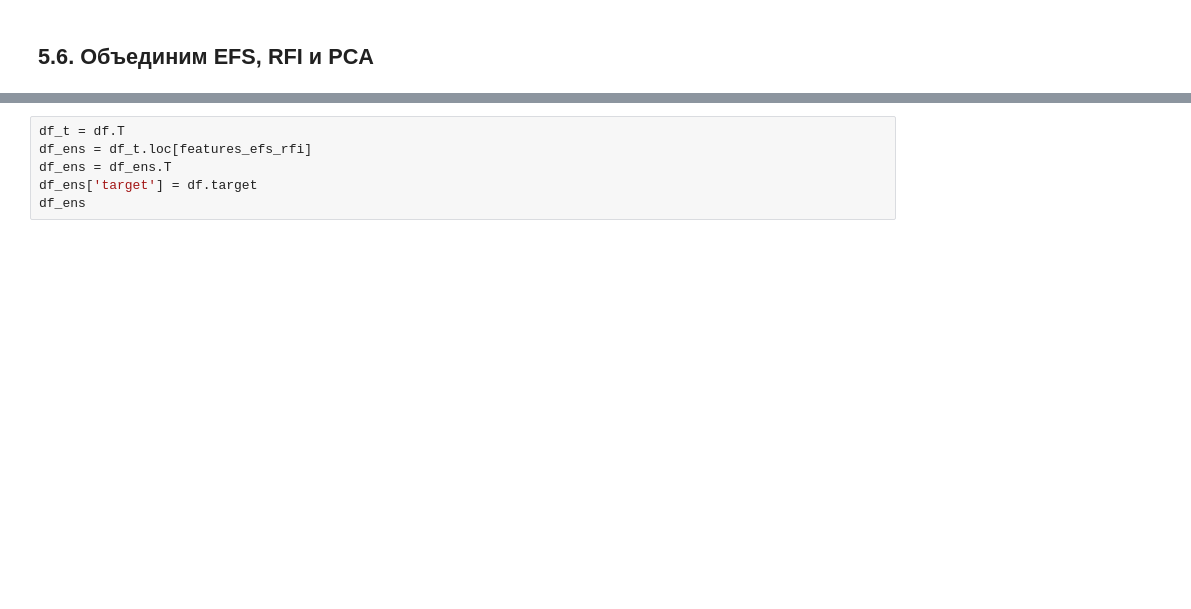
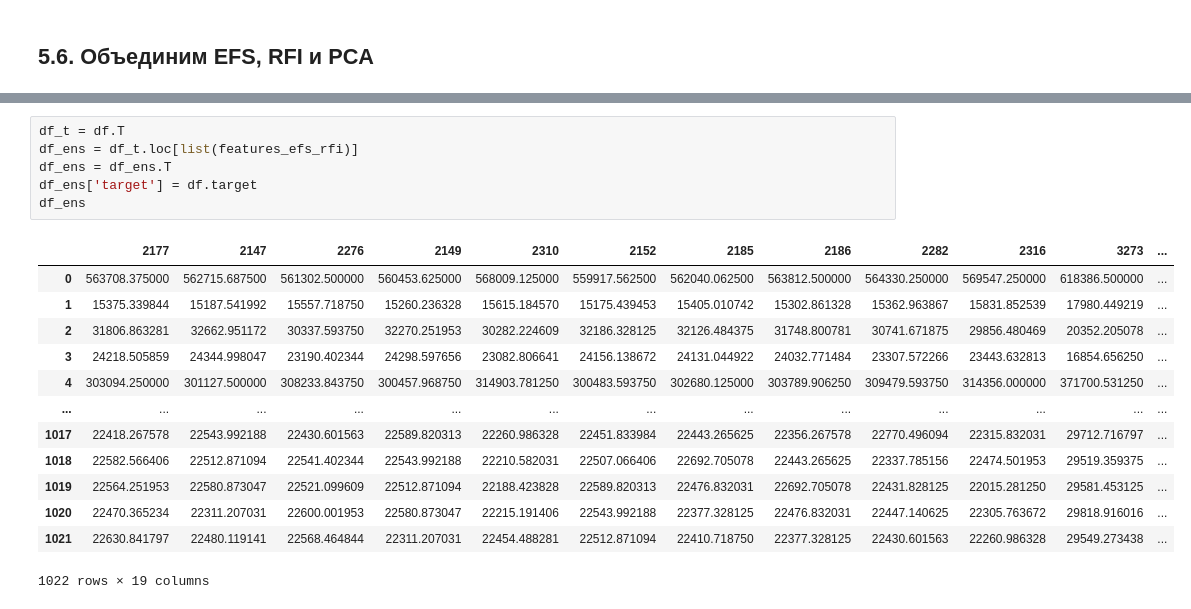
Before and after one commit to kondratiev-du/sf_data_science, a Jupyter notebook: education_folder/final/final_project.ipynb, the cells around one changed output, grey strips where cells are left out. Drawn from its saved outputs; the diff is of its cells as text; blank space fills up the shorter version.

```diff
--- a/education_folder/final/final_project.ipynb
+++ b/education_folder/final/final_project.ipynb
@@ -1410,9 +2310,23 @@ features_efs_rfi
 # %%
 df_t = df.T
-df_ens = df_t.loc[features_efs_rfi]
+df_ens = df_t.loc[list(features_efs_rfi)]
 df_ens = df_ens.T
 df_ens['target'] = df.target
 df_ens
+# %% [output]
+|  | 2177 | 2147 | 2276 | 2149 | 2310 | 2152 | 2185 | 2186 | 2282 | 2316 | 3273 | ... |
+| 0 | 563708.375000 | 562715.687500 | 561302.500000 | 560453.625000 | 568009.125000 | 559917.562500 | 562040.062500 | 563812.500000 | 564330.250000 | 569547.250000 | 618386.500000 | ... |
+| 1 | 15375.339844 | 15187.541992 | 15557.718750 | 15260.236328 | 15615.184570 | 15175.439453 | 15405.010742 | 15302.861328 | 15362.963867 | 15831.852539 | 17980.449219 | ... |
+| 2 | 31806.863281 | 32662.951172 | 30337.593750 | 32270.251953 | 30282.224609 | 32186.328125 | 32126.484375 | 31748.800781 | 30741.671875 | 29856.480469 | 20352.205078 | ... |
+| 3 | 24218.505859 | 24344.998047 | 23190.402344 | 24298.597656 | 23082.806641 | 24156.138672 | 24131.044922 | 24032.771484 | 23307.572266 | 23443.632813 | 16854.656250 | ... |
+| 4 | 303094.250000 | 301127.500000 | 308233.843750 | 300457.968750 | 314903.781250 | 300483.593750 | 302680.125000 | 303789.906250 | 309479.593750 | 314356.000000 | 371700.531250 | ... |
+| ... | ... | ... | ... | ... | ... | ... | ... | ... | ... | ... | ... | ... |
+| 1017 | 22418.267578 | 22543.992188 | 22430.601563 | 22589.820313 | 22260.986328 | 22451.833984 | 22443.265625 | 22356.267578 | 22770.496094 | 22315.832031 | 29712.716797 | ... |
+| 1018 | 22582.566406 | 22512.871094 | 22541.402344 | 22543.992188 | 22210.582031 | 22507.066406 | 22692.705078 | 22443.265625 | 22337.785156 | 22474.501953 | 29519.359375 | ... |
+| 1019 | 22564.251953 | 22580.873047 | 22521.099609 | 22512.871094 | 22188.423828 | 22589.820313 | 22476.832031 | 22692.705078 | 22431.828125 | 22015.281250 | 29581.453125 | ... |
+| 1020 | 22470.365234 | 22311.207031 | 22600.001953 | 22580.873047 | 22215.191406 | 22543.992188 | 22377.328125 | 22476.832031 | 22447.140625 | 22305.763672 | 29818.916016 | ... |
+| 1021 | 22630.841797 | 22480.119141 | 22568.464844 | 22311.207031 | 22454.488281 | 22512.871094 | 22410.718750 | 22377.328125 | 22430.601563 | 22260.986328 | 29549.273438 | ... |
+1022 rows × 19 columns
 # %%
 df_ens = pd.concat([_PCA, df_ens], axis=1, join="inner")
 df_ens
```
Also changed, not shown: parts of 161 cells of this notebook, 6 other files.
